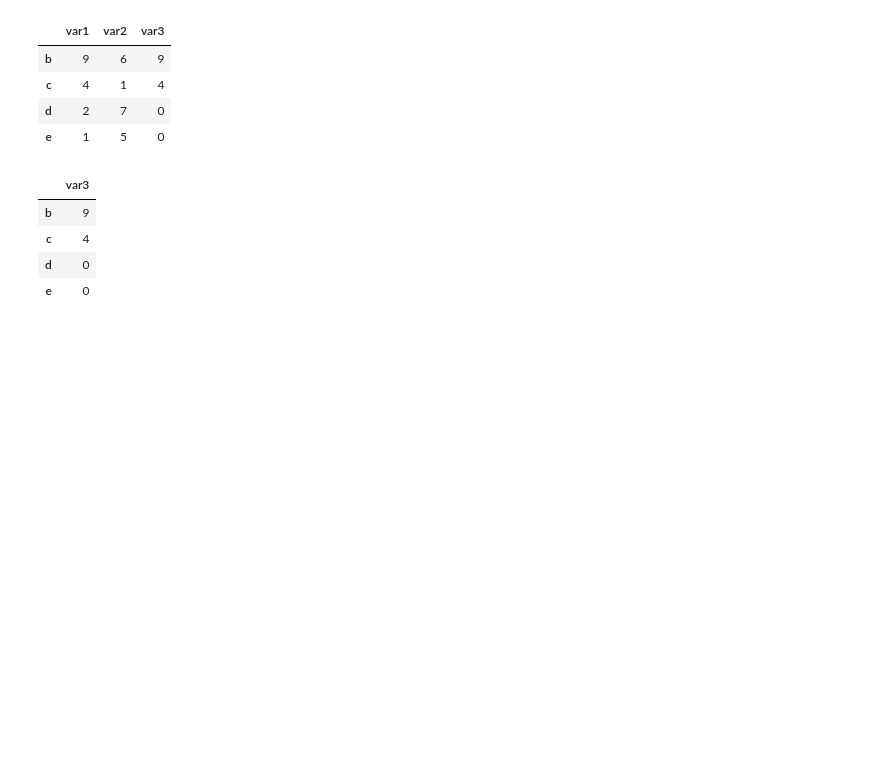
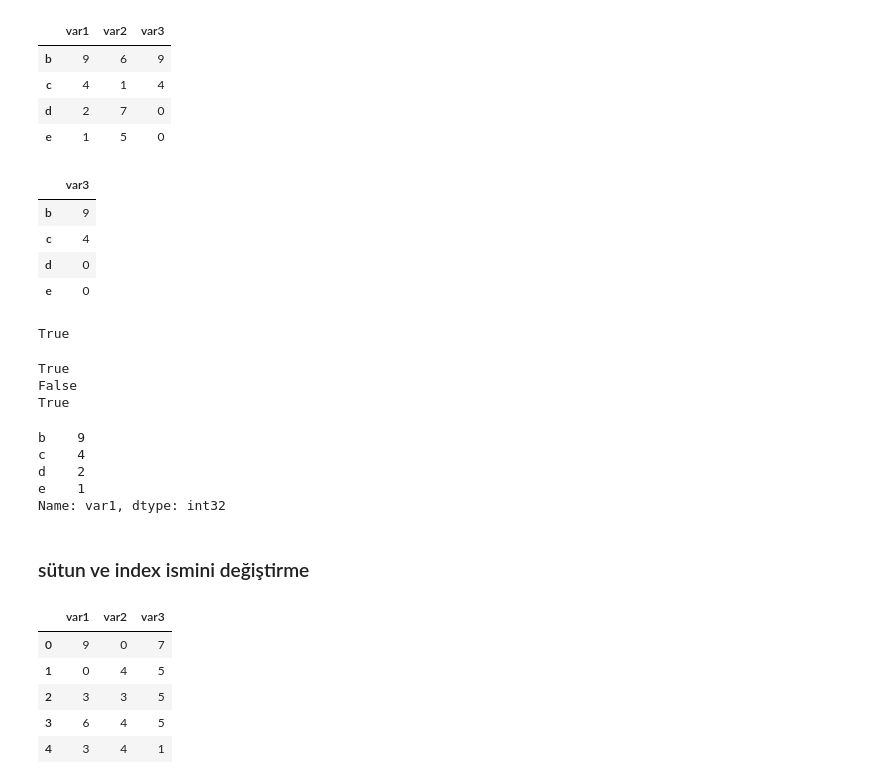
Before and after one commit to MertUrper/Numpy_Pandas, a Jupyter notebook: Pandas_1.ipynb, the cells around one changed output. Saved outputs shown, nothing was run; the diff lists cells and outputs as text; code cells hidden in the pictures; blank space fills up the shorter version.

```diff
--- a/Pandas_1.ipynb
+++ b/Pandas_1.ipynb
@@ -572,3 +592,7 @@ df.drop(l, axis = 1)                                # fancy ile silme
 | c | 4 |
 | d | 0 |
 | e | 0 |
+# %%
+"var1" in df
+# %% [output]
+True
@@ -574,0 +601,29 @@ df.drop(l, axis = 1)                                # fancy ile silme
+# %%
+for i in l:
+    print(i in df)
+# %% [output]
+True
+False
+True
+# %%
+df["var1"]
+# %% [output]
+b    9
+c    4
+d    2
+e    1
+Name: var1, dtype: int32
+# %% [markdown]
+### sütun ve index ismini değiştirme
+# %%
+# sütun ismini değiştirme
+
+df = pd.DataFrame(sozluk)
+df
+# %% [output]
+|  | var1 | var2 | var3 |
+| 0 | 9 | 0 | 7 |
+| 1 | 0 | 4 | 5 |
+| 2 | 3 | 3 | 5 |
+| 3 | 6 | 4 | 5 |
+| 4 | 3 | 4 | 1 |
```
Also changed, not shown: parts of 27 cells of this notebook, 1 other file.
